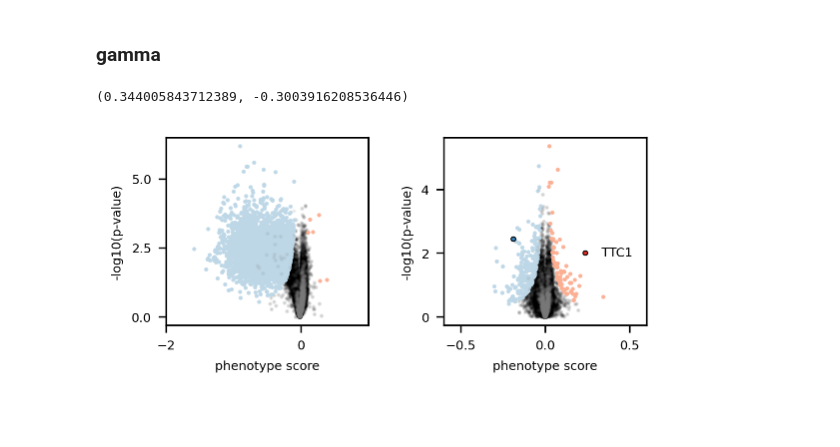
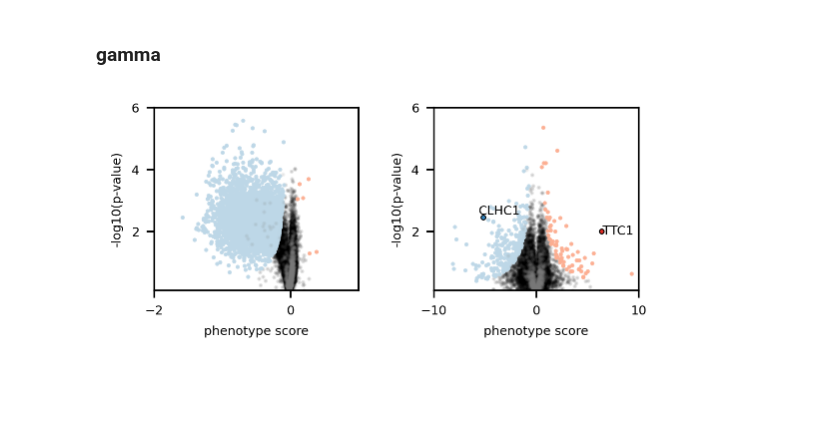
Before and after one commit to abearab/DDRi-screens, a Jupyter notebook: CRISPRi-NAC/screen_analysis.ipynb, the cells around one changed output. Drawn from its saved outputs; the diff is of its cells as text; code cells hidden in the pictures.

```diff
--- a/CRISPRi-NAC/screen_analysis.ipynb
+++ b/CRISPRi-NAC/screen_analysis.ipynb
@@ -24,0 +63,15 @@ meta.replicate = meta.replicate.str[-1].astype(int)
+# %%
+meta = pd.read_excel('sample list.xlsx',index_col=0)
+meta = pd.DataFrame(meta.reset_index()['Sample'].str.split(' |_').str[1:].to_list(),columns=['condition','replicate'],index=meta.Label.to_list())
+meta.replicate = meta.replicate.str[-1].astype(int)
+
+meta['pop_doublings'] = np.nan
+
+meta.loc[(meta.condition == 'vehicle') & (meta.replicate == 1),'pop_doublings'] = 5.50
+meta.loc[(meta.condition == 'NAC') & (meta.replicate == 1),'pop_doublings'] = 5.41
+
+meta.loc[(meta.condition == 'vehicle') & (meta.replicate == 2),'pop_doublings'] = 5.50
+meta.loc[(meta.condition == 'NAC') & (meta.replicate == 2),'pop_doublings'] = 5.60
+
+meta.loc[(meta.condition == 'vehicle') & (meta.replicate == 3),'pop_doublings'] = 5.20
+meta.loc[(meta.condition == 'NAC') & (meta.replicate == 3),'pop_doublings'] = 5.56
@@ -442,34 +250,30 @@ def label_resistance_hit(ax, df_in, label, threshold=6, size=2, size_txt=None, t
 gamma = screen.phenotypes['compare_reps']['gamma:vehicle_vs_T0'].iloc[:,:3].reset_index(drop=True)
 # %%
 rho = screen.phenotypes['compare_reps']['rho:NAC_vs_vehicle'].iloc[:,:3].reset_index(drop=True)
-# %%
-rho.score.max(),rho.score.min()
-# %% [output]
-(0.344005843712389, -0.3003916208536446)
 # %%
 # Create subplots and specify the size
 fig, (ax1,ax2) = plt.subplots(1,2,figsize=(4, 2))
 
-plot_volcano(ax1, gamma,threshold=5,xlim_l=-2, xlim_r=1)
+scp.pl.plot_volcano(ax1, gamma,threshold=5,xlim_l=-2, xlim_r=1)
 ax1.grid(False)
 ax1.get_legend().remove()
 
-plot_volcano(ax2, rho,threshold=5,xlim_l=-.6, xlim_r=.6)
-label_resistance_hit(ax2,rho,'TTC1',size=5,size_txt=6,t_x=.1)
-label_sensitivity_hit(ax2,rho,'CLHC1',size=5,size_txt=6,t_y=.1)
+scp.pl.plot_volcano(ax2, rho,threshold=5,xlim_l=-10, xlim_r=10)
+scp.pl.label_resistance_hit(ax2,rho,'TTC1',threshold=5,size=5,size_txt=6,t_x=.1)
+scp.pl.label_sensitivity_hit(ax2,rho,'CLHC1',threshold=5,size=5,size_txt=6,t_y=.1)
 
 ax2.grid(False)
 ax2.get_legend().remove()
 
 for ax in [ax1,ax2]:
     for item in ([ax.title, ax.xaxis.label, ax.yaxis.label] + ax.get_xticklabels() + ax.get_yticklabels()):
         item.set_fontsize(6)
 
 plt.tight_layout()
 # Show the plot
 plt.show()
 # %% [output]
-[figure, old version]
+[figure, new version]
 # %%
 # vol.save('NAC_rho_score.pdf')
 # %% [markdown]
```
Also changed, not shown: parts of 41 cells of this notebook, 8 other files.
